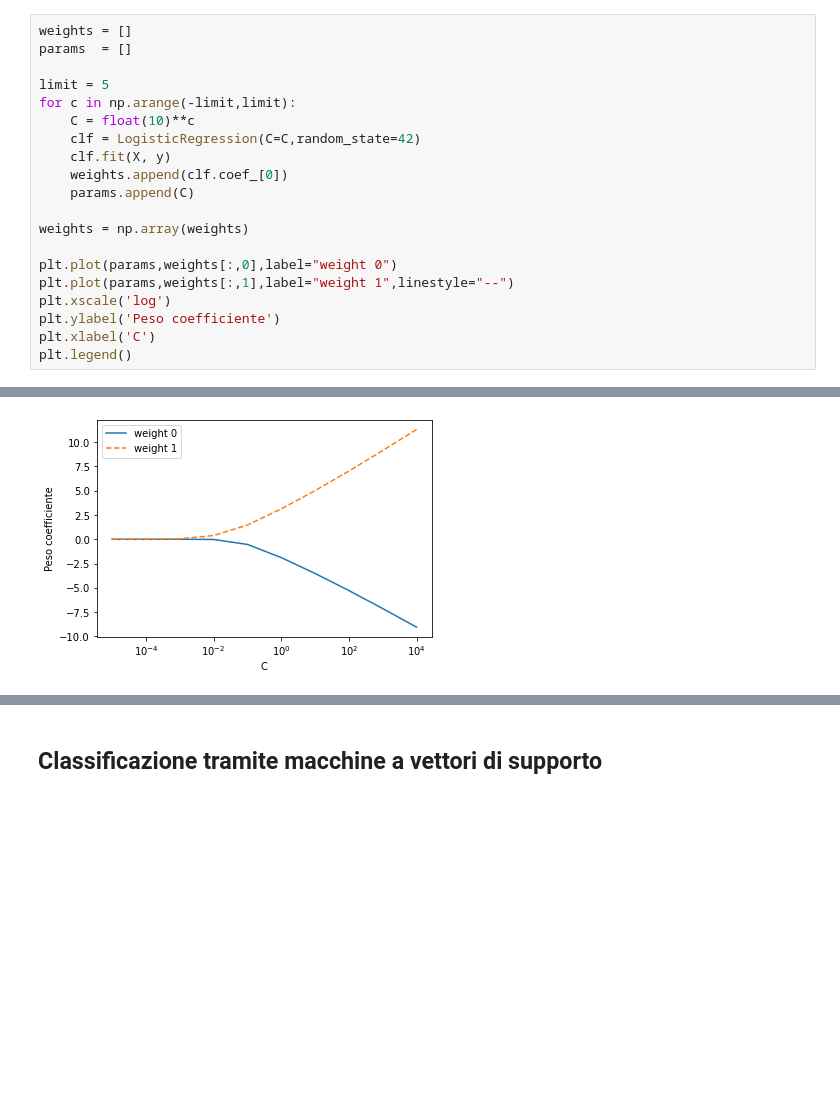
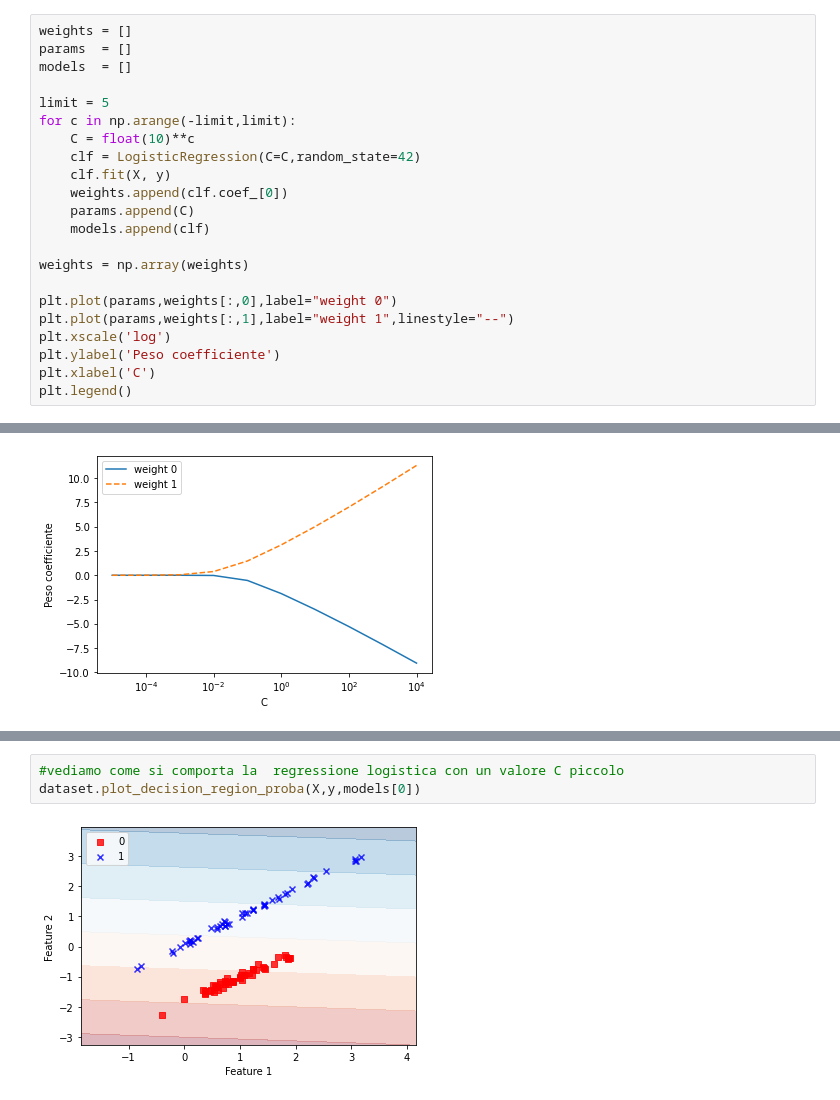
Before and after one commit to fdalforno/basic_course, a Jupyter notebook: 05 - Algoritmi.ipynb, the cells around one changed output, grey strips where cells are left out. Drawn from its saved outputs; the diff is of its cells as text; blank space fills up the shorter version.

```diff
--- a/05 - Algoritmi.ipynb
+++ b/05 - Algoritmi.ipynb
@@ -398,6 +398,7 @@ Vediamo una dimostrazione pratica
 # %%
 weights = []
 params  = []
+models  = []
 
 limit = 5
 for c in np.arange(-limit,limit):
@@ -406,6 +407,7 @@ for c in np.arange(-limit,limit):
     clf.fit(X, y)
     weights.append(clf.coef_[0])
     params.append(C)
+    models.append(clf)
 
 weights = np.array(weights)
 
@@ -424,4 +426,7 @@ dataset.plot_decision_region_proba(X,y,clf)
 # %% [output]
 [figure]
-# %% [markdown]
-## Classificazione tramite macchine a vettori di supporto
+# %%
+#vediamo come si comporta la  regressione logistica con un valore C piccolo
+dataset.plot_decision_region_proba(X,y,models[0])
+# %% [output]
+[figure, added]
```
Also changed, not shown: parts of 4 cells of this notebook, 6 other files.
